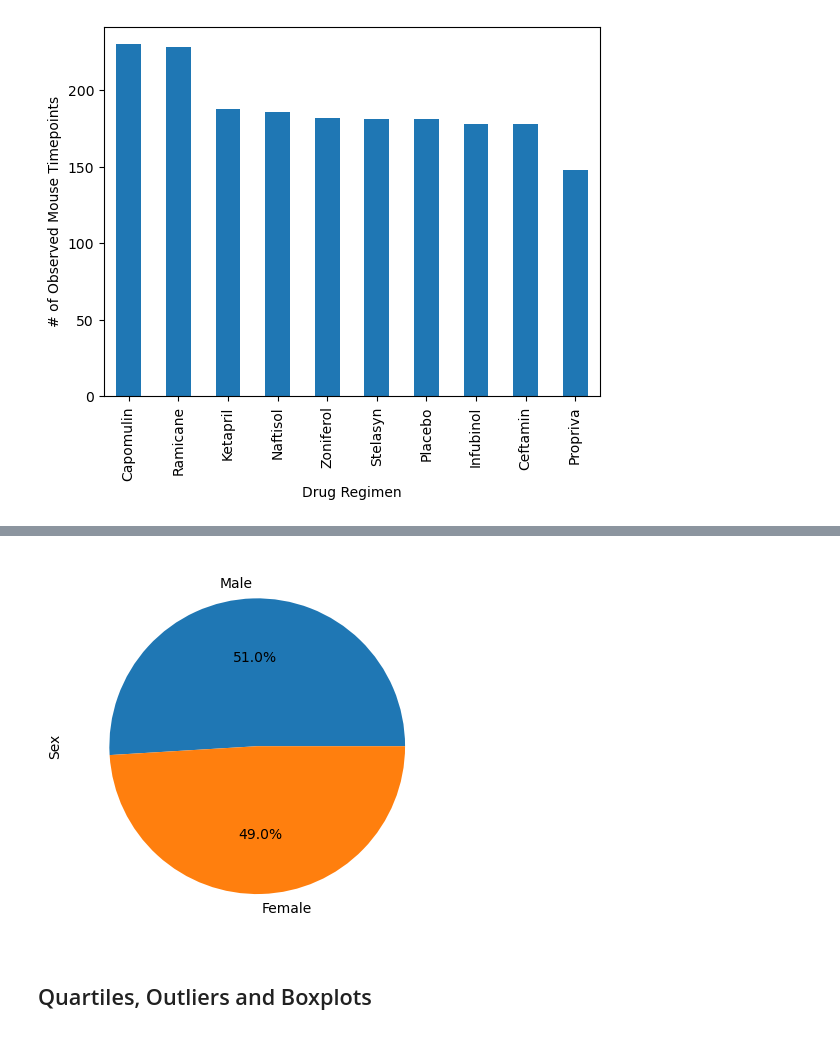
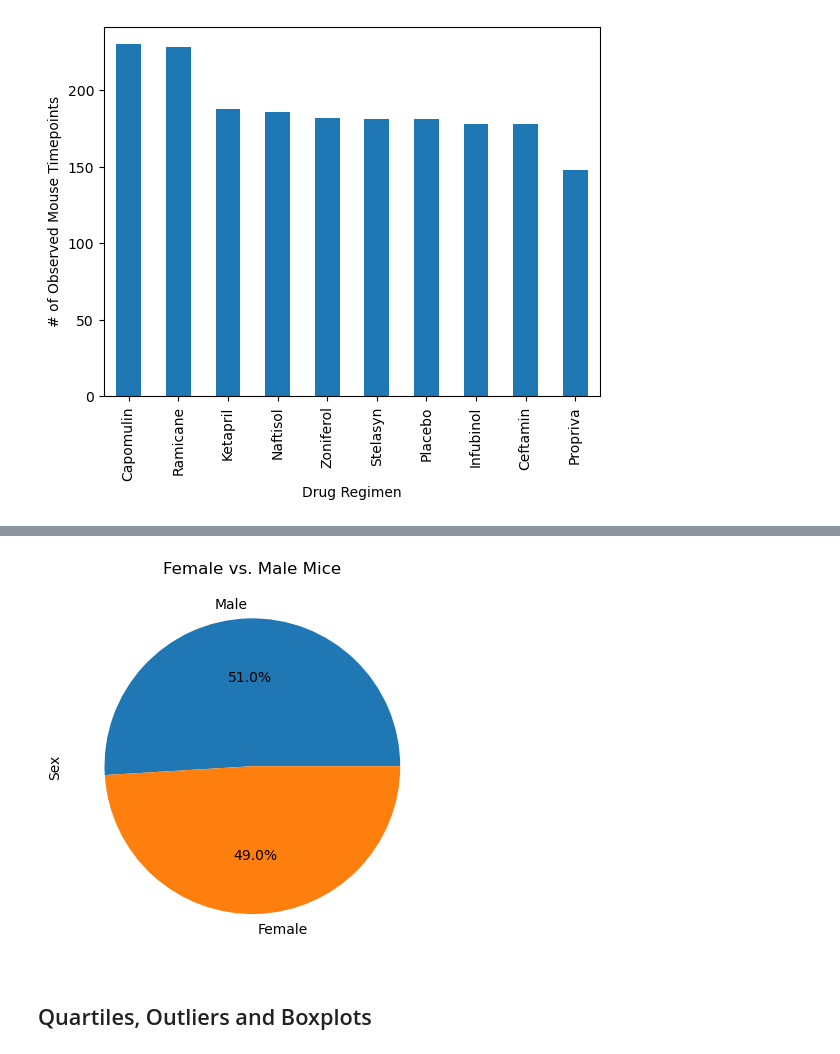
Before and after one commit to matthewjgarcia/Data_Visualization, a Jupyter notebook: pymaceuticals_starter.ipynb, the cells around one changed output, grey strips where cells are left out. Drawn from its saved outputs; the diff is of its cells as text; code cells hidden in the pictures.

```diff
--- a/pymaceuticals_starter.ipynb
+++ b/pymaceuticals_starter.ipynb
@@ -162,3 +174,7 @@ summary_df
 # %%
 # Generate a pie plot showing the distribution of female versus male mice using Pandas
+gender_counts = cleaned_df["Sex"].value_counts()
+p_pie = gender_counts.plot(kind='pie', autopct = "%1.1f%%")
+plt.title("Female vs Male Mice")
+plt.ylabel("Sex")
 # %% [output]
@@ -166,7 +183,13 @@ summary_df
 # %%
 # Generate a pie plot showing the distribution of female versus male mice using pyplot
+labels = ['Female', 'Male']
+sizes = [51, 49]
+plot = gender_counts.plot.pie(y='Total Count', autopct="%1.1f%%")
+plt.ylabel('Sex')
+plt.title("Female vs. Male Mice")
+plt.show()
 # %% [output]
-[figure, old version]
+[figure, new version]
 # %% [markdown]
 ## Quartiles, Outliers and Boxplots
 # %%
```
Also changed, not shown: parts of 3 cells of this notebook.
